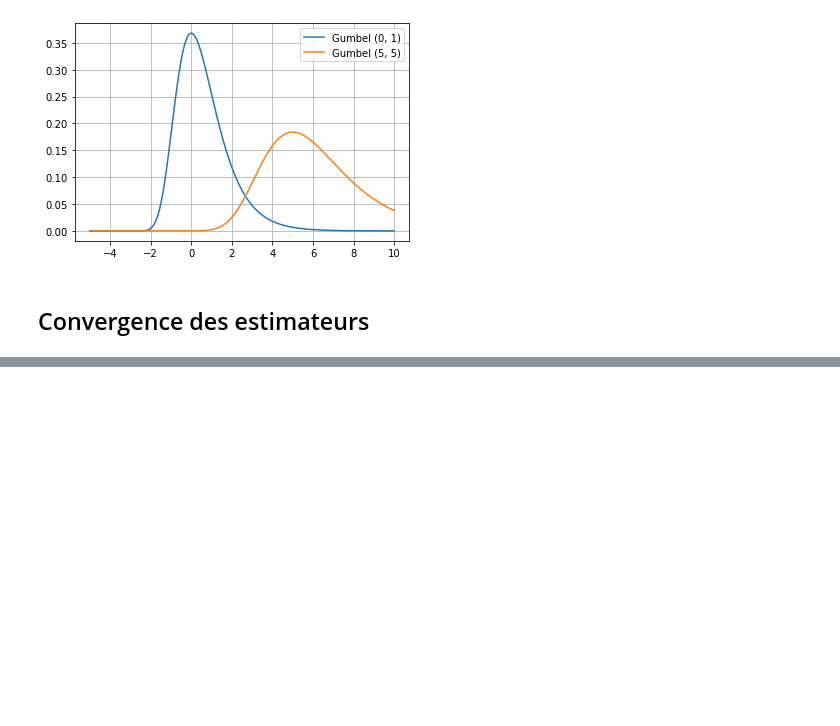
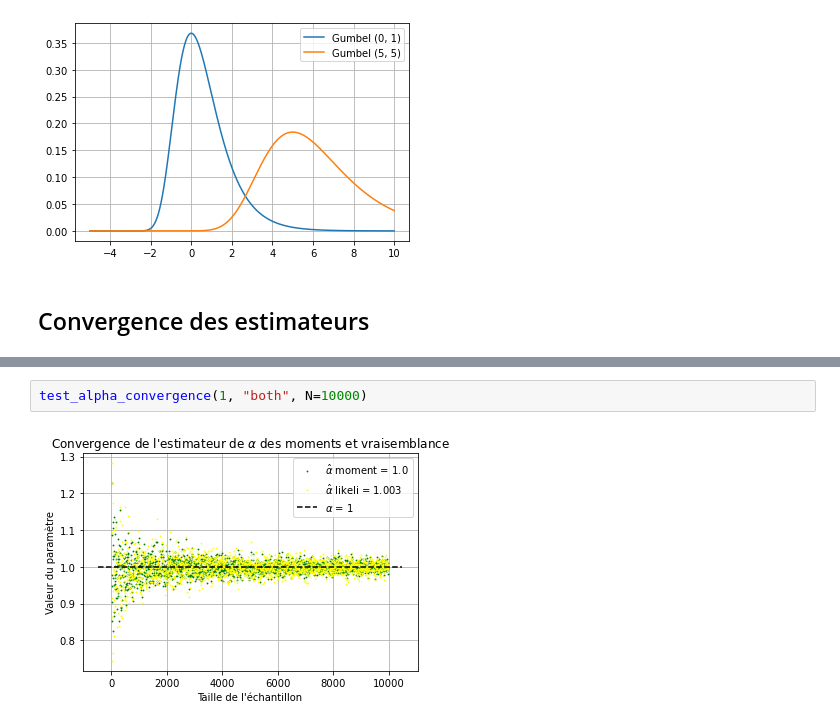
Before and after one commit to arthurviens/Estimation_GaussianProcess_MCMC_Project, a Jupyter notebook: prob1/pb1q4.ipynb, the cells around one changed output, grey strips where cells are left out. Drawn from its saved outputs; the diff is of its cells as text; blank space fills up the shorter version.

```diff
--- a/prob1/pb1q4.ipynb
+++ b/prob1/pb1q4.ipynb
@@ -38,0 +43,4 @@ test_m_convergence(1, "likelihood", N=10000)
+# %%
+test_alpha_convergence(1, "both", N=10000)
+# %% [output]
+[figure, added]
```
Also changed, not shown: parts of 5 cells of this notebook, 1 other file.
